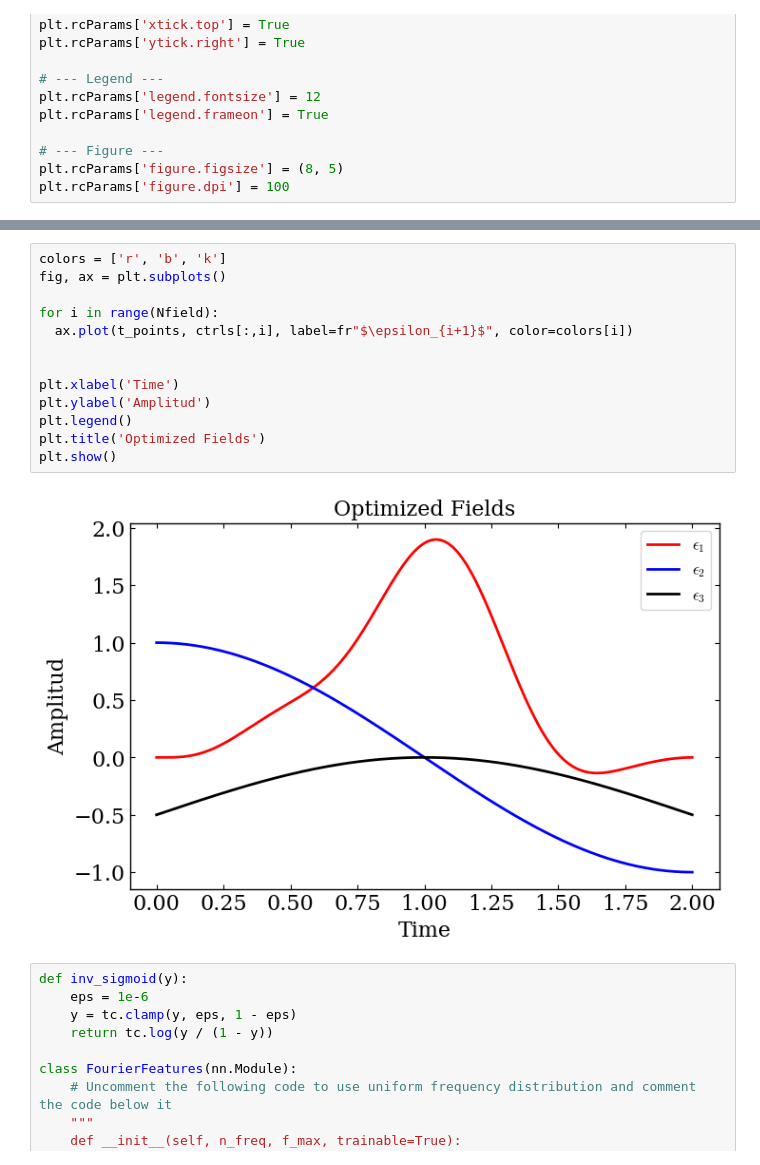
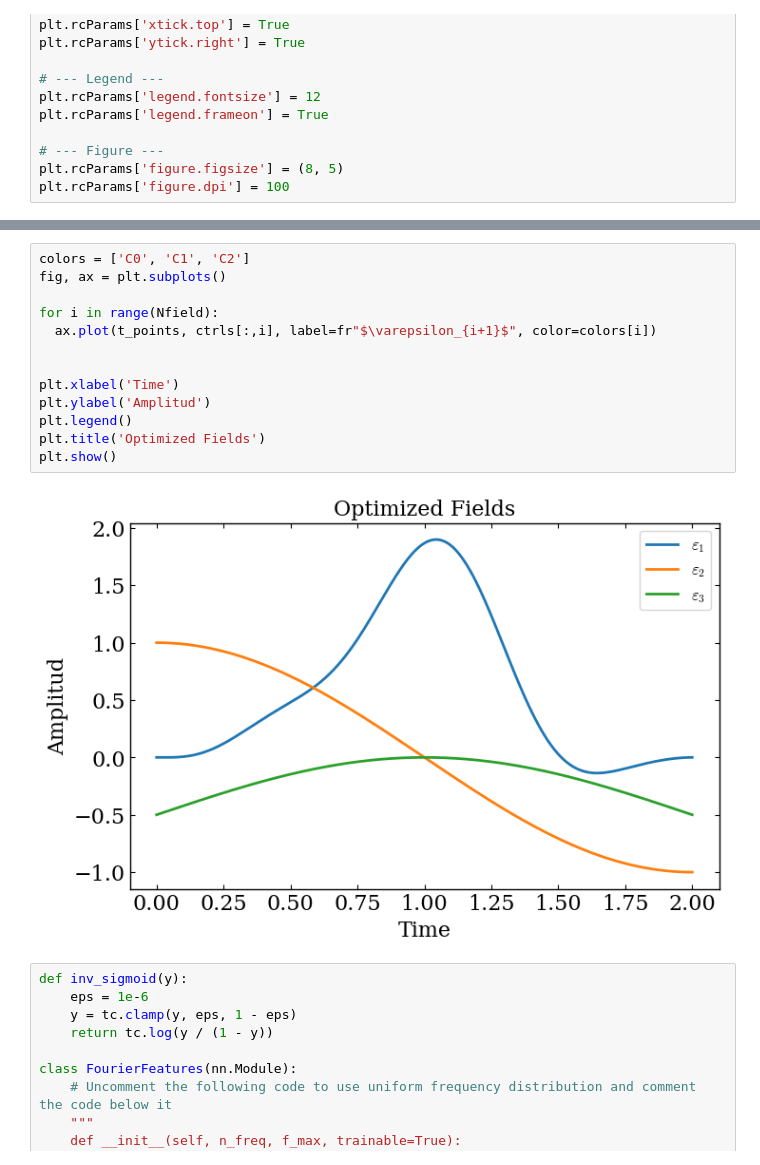
Before and after one commit to martinjimenez388/my-first-proyect, a Jupyter notebook: Examples/PINN_one_qubit_3stage_reconstruction.ipynb, the cells around one changed output, grey strips where cells are left out. Cells and saved outputs as stored; diff of their text form.

```diff
--- a/Examples/PINN_one_qubit_3stage_reconstruction.ipynb
+++ b/Examples/PINN_one_qubit_3stage_reconstruction.ipynb
@@ -116,18 +130,18 @@ else:
 # %%
-colors = ['r', 'b', 'k']
+colors = ['C0', 'C1', 'C2']
 fig, ax = plt.subplots()
 
 for i in range(Nfield):
-  ax.plot(t_points, ctrls[:,i], label=fr"$\epsilon_{i+1}$", color=colors[i])
+  ax.plot(t_points, ctrls[:,i], label=fr"$\varepsilon_{i+1}$", color=colors[i])
 
 
 plt.xlabel('Time')
 plt.ylabel('Amplitud')
 plt.legend()
 plt.title('Optimized Fields')
 plt.show()
 # %% [output]
-[figure, old version]
+[figure, new version]
 # %%
 def inv_sigmoid(y):
     eps = 1e-6
```
Also changed, not shown: parts of 16 cells of this notebook, 1 other file.
